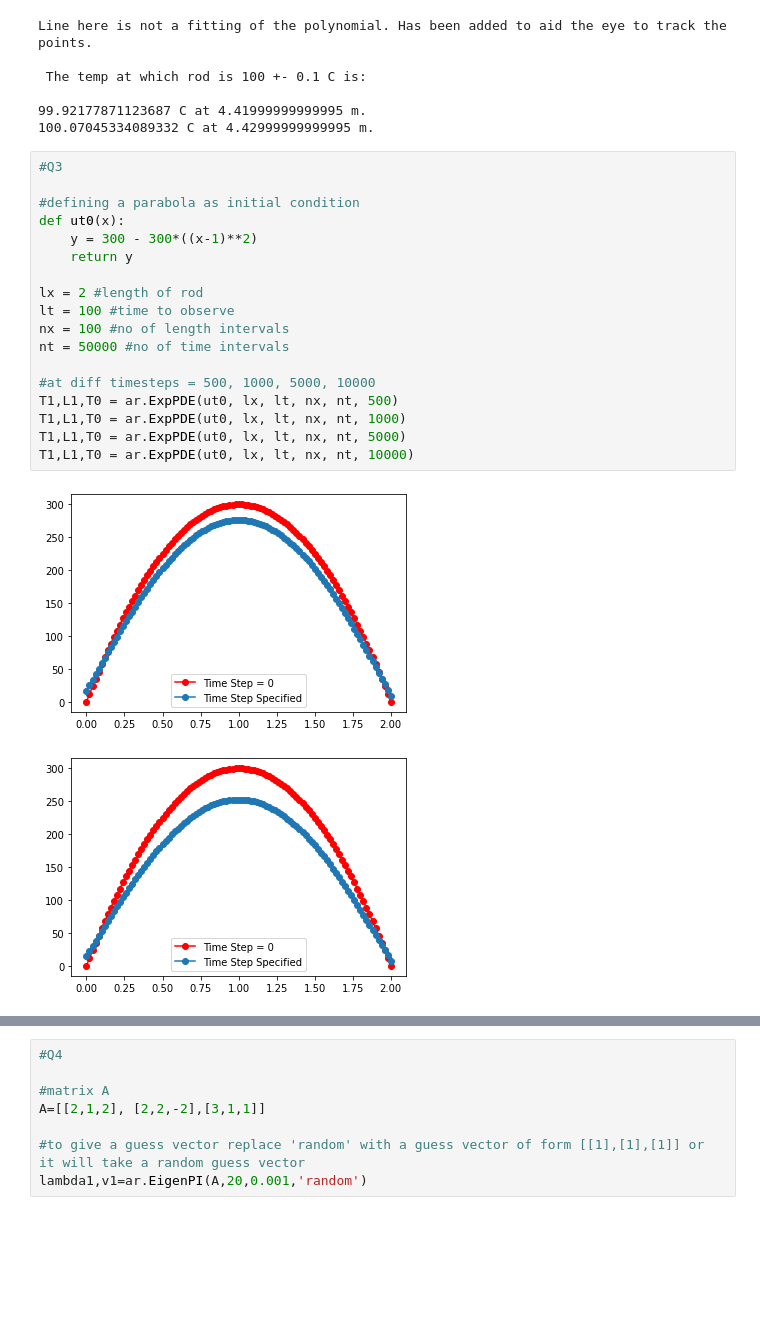
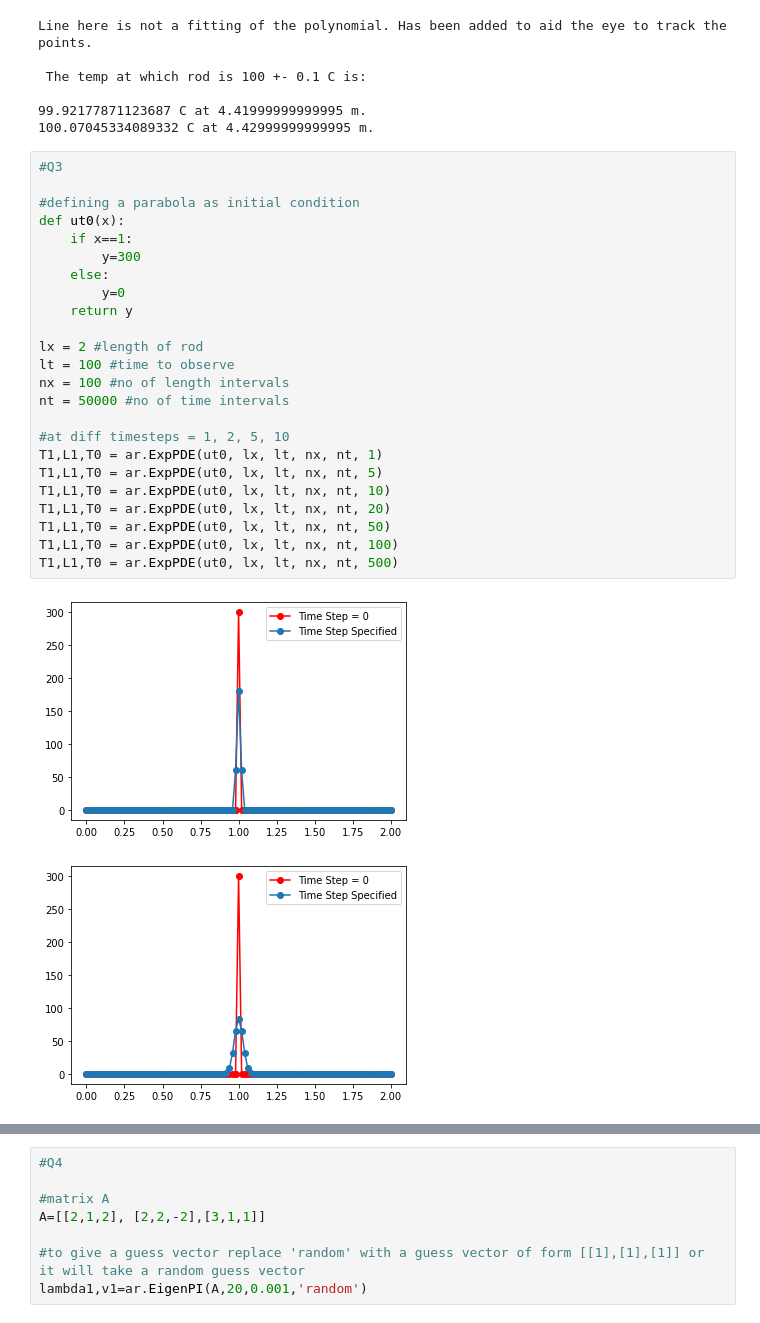
Before and after one commit to AbhinavRoy99/P346-NISER, a Jupyter notebook: Assignment 6/Assignment 6.ipynb, the cells around one changed output, grey strips where cells are left out. Cells and saved outputs as stored; diff of their text form; blank space fills up the shorter version.

```diff
--- a/Assignment 6/Assignment 6.ipynb
+++ b/Assignment 6/Assignment 6.ipynb
@@ -61,21 +61,27 @@ Line here is not a fitting of the polynomial. Has been added to aid the eye to t
 # %%
 #Q3
 
 #defining a parabola as initial condition
 def ut0(x):
-    y = 300 - 300*((x-1)**2)
+    if x==1:
+        y=300
+    else:
+        y=0
     return y
 
 lx = 2 #length of rod
 lt = 100 #time to observe
 nx = 100 #no of length intervals
 nt = 50000 #no of time intervals
 
-#at diff timesteps = 500, 1000, 5000, 10000
+#at diff timesteps = 1, 2, 5, 10
+T1,L1,T0 = ar.ExpPDE(ut0, lx, lt, nx, nt, 1)
+T1,L1,T0 = ar.ExpPDE(ut0, lx, lt, nx, nt, 5)
+T1,L1,T0 = ar.ExpPDE(ut0, lx, lt, nx, nt, 10)
+T1,L1,T0 = ar.ExpPDE(ut0, lx, lt, nx, nt, 20)
+T1,L1,T0 = ar.ExpPDE(ut0, lx, lt, nx, nt, 50)
+T1,L1,T0 = ar.ExpPDE(ut0, lx, lt, nx, nt, 100)
 T1,L1,T0 = ar.ExpPDE(ut0, lx, lt, nx, nt, 500)
-T1,L1,T0 = ar.ExpPDE(ut0, lx, lt, nx, nt, 1000)
-T1,L1,T0 = ar.ExpPDE(ut0, lx, lt, nx, nt, 5000)
-T1,L1,T0 = ar.ExpPDE(ut0, lx, lt, nx, nt, 10000)
 # %% [output]
-[figure, old version]
+[figure, new version]
-[figure, old version]
+[figure, new version]
```
Also changed, not shown: parts of 1 cell of this notebook.
